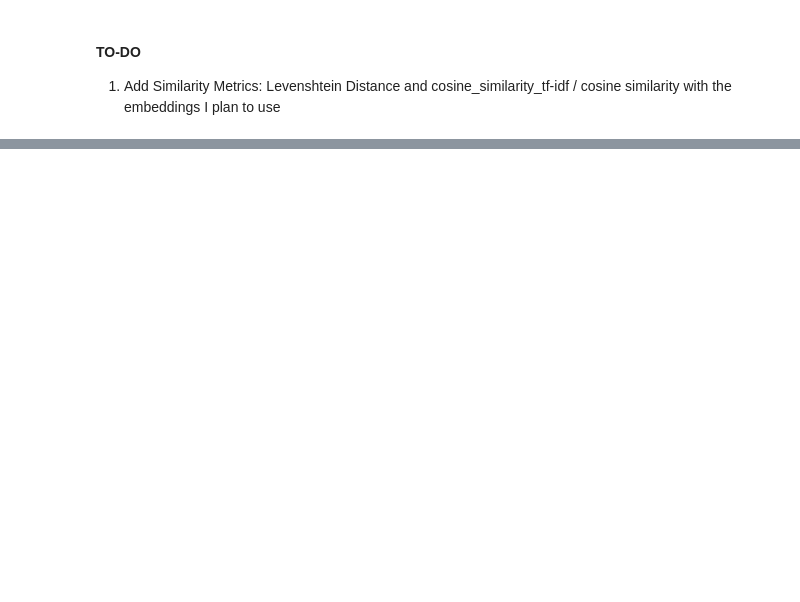
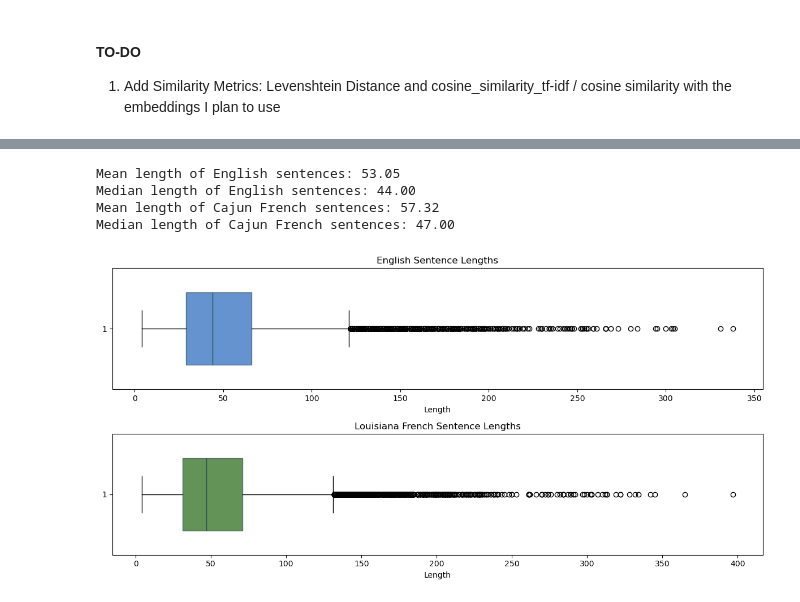
Before and after one commit to c-walls/Cajun-French-Machine-Translation, a Jupyter notebook: Preprocessing-Tools/corpus_analysis.ipynb, the cells around one changed output, grey strips where cells are left out. Cells and saved outputs as stored; diff of their text form; code cells hidden in the pictures; blank space fills up the shorter version.

```diff
--- a/Preprocessing-Tools/corpus_analysis.ipynb
+++ b/Preprocessing-Tools/corpus_analysis.ipynb
@@ -74,4 +83,37 @@ Total characters in Cajun French: 638752
 | She began to bounce back and said... | Alle a commencé à prendre plume e... |
 | They gave me a plow, a disk plow,... | I m’avaient donné une charrue, un... |
 | When I was young my mother would ... | Louisiana folklore Quand j’étais ... |
+# %%
+english_mean_length = df['English'].str.len().mean()
+english_median_length = df['English'].str.len().median()
+cajun_french_mean_length = df['Cajun French'].str.len().mean()
+cajun_french_median_length = df['Cajun French'].str.len().median()
+
+print(f"Mean length of English sentences: {english_mean_length:.2f}")
+print(f"Median length of English sentences: {english_median_length:.2f}")
+print(f"Mean length of Cajun French sentences: {cajun_french_mean_length:.2f}")
+print(f"Median length of Cajun French sentences: {cajun_french_median_length:.2f}")
+
+plt.figure(figsize=(12, 6))
+
+# Box plot for lengths of English phrases
+plt.subplot(2, 1, 1)
+plt.boxplot(df['English'].str.len(), patch_artist=True, boxprops=dict(facecolor='#2266BB', color='darkslategrey', alpha=0.7), medianprops=dict(color='darkslategrey'), widths=0.6, vert=False)
+plt.title('English Sentence Lengths')
+plt.xlabel('Length')
+
+# Box plot for lengths of Cajun French phrases
+plt.subplot(2, 1, 2)
+plt.boxplot(df['Cajun French'].str.len(), patch_artist=True, boxprops=dict(facecolor='#226611', color='darkslategrey', alpha=0.7), medianprops=dict(color='darkslategrey'), widths=0.6, vert=False)
+plt.title('Louisiana French Sentence Lengths')
+plt.xlabel('Length')
+
+plt.tight_layout()
+plt.show()
+# %% [output]
+Mean length of English sentences: 53.05
+Median length of English sentences: 44.00
+Mean length of Cajun French sentences: 57.32
+Median length of Cajun French sentences: 47.00
+[figure, added]
 # %%
```
Also changed, not shown: parts of 10 cells of this notebook, 1 other file.
